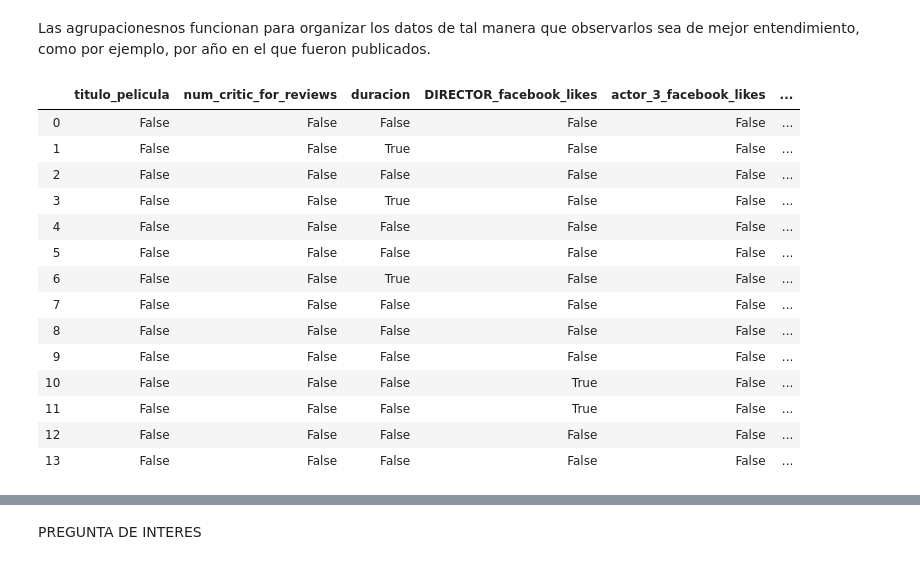
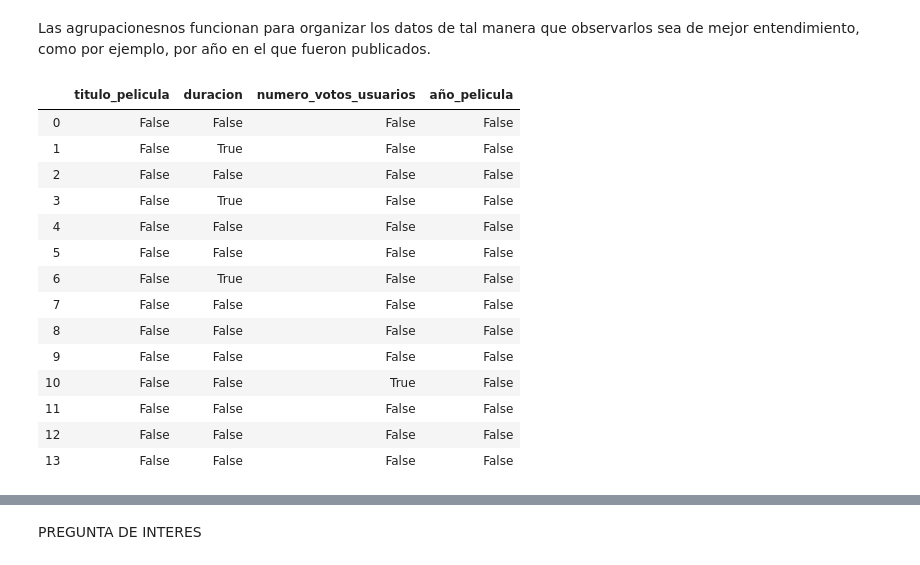
Before and after one commit to LizbethBolado/Mineria-de-datos, a Jupyter notebook: Practica 1 (Procesamiento de datos).ipynb, the cells around one changed output, grey strips where cells are left out. Saved outputs shown, nothing was run; the diff lists cells and outputs as text; code cells hidden in the pictures.

```diff
--- a/Practica 1 (Procesamiento de datos).ipynb
+++ b/Practica 1 (Procesamiento de datos).ipynb
@@ -140,0 +139,8 @@ base1.drop('num_critic_for_reviews', axis = 1 ) #eliminamos las columnas que no
+# %%
+base10=base9.drop('budget', axis = 1 )
+# %%
+base11=base10.drop('ACTOR_2_facebook_likes', axis = 1 )
+# %%
+base12=base11.drop('imdb_score', axis = 1 )
+# %%
+base13=base12.drop('title_year.1', axis = 1 )
@@ -143,21 +158,21 @@ PREGUNTAS DE INTERÉS
 # %% [markdown]
 Las agrupacionesnos funcionan para organizar los datos de tal manera que observarlos sea de mejor entendimiento, como por ejemplo, por año en el que fueron publicados.
 # %%
-base1.isnull() #así veremos los datoos faltantes
+base13.isnull() #así veremos los datoos faltantes
 # %% [output]
-|  | titulo_pelicula | num_critic_for_reviews | duracion | DIRECTOR_facebook_likes | actor_3_facebook_likes | ... |
-| 0 | False | False | False | False | False | ... |
-| 1 | False | False | True | False | False | ... |
-| 2 | False | False | False | False | False | ... |
-| 3 | False | False | True | False | False | ... |
-| 4 | False | False | False | False | False | ... |
-| 5 | False | False | False | False | False | ... |
-| 6 | False | False | True | False | False | ... |
-| 7 | False | False | False | False | False | ... |
-| 8 | False | False | False | False | False | ... |
-| 9 | False | False | False | False | False | ... |
-| 10 | False | False | False | True | False | ... |
-| 11 | False | False | False | True | False | ... |
-| 12 | False | False | False | False | False | ... |
-| 13 | False | False | False | False | False | ... |
+|  | titulo_pelicula | duracion | numero_votos_usuarios | año_pelicula |
+| 0 | False | False | False | False |
+| 1 | False | True | False | False |
+| 2 | False | False | False | False |
+| 3 | False | True | False | False |
+| 4 | False | False | False | False |
+| 5 | False | False | False | False |
+| 6 | False | True | False | False |
+| 7 | False | False | False | False |
+| 8 | False | False | False | False |
+| 9 | False | False | False | False |
+| 10 | False | False | True | False |
+| 11 | False | False | False | False |
+| 12 | False | False | False | False |
+| 13 | False | False | False | False |
 # %%
```
Also changed, not shown: parts of 14 cells of this notebook.
